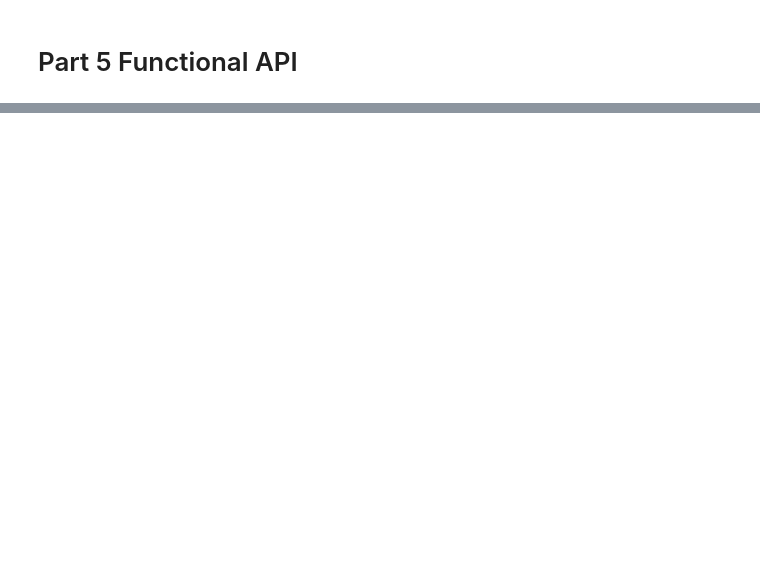
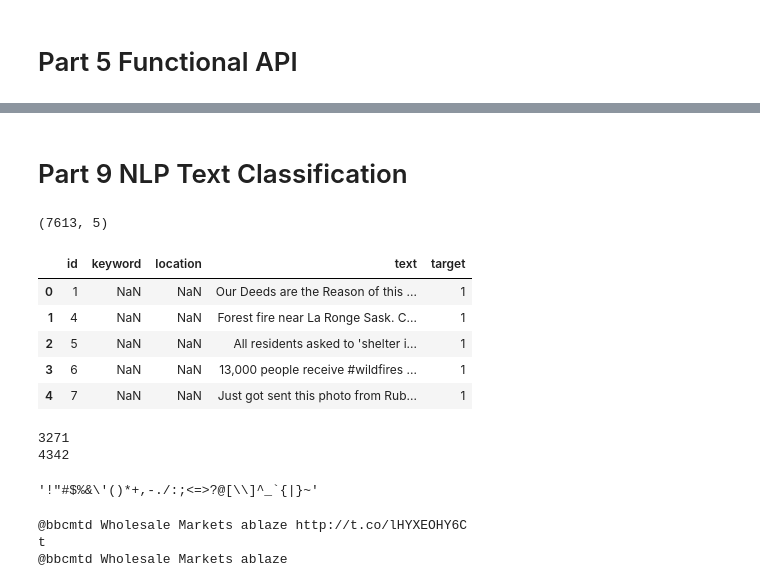
Before and after one commit to Tolgaisikp/machine-learning-practice, a Jupyter notebook: Tensorflow/TensorflowBasic.ipynb, the cells around one changed output, grey strips where cells are left out. Saved outputs shown, nothing was run; the diff lists cells and outputs as text; code cells hidden in the pictures; blank space fills up the shorter version.

```diff
--- a/Tensorflow/TensorflowBasic.ipynb
+++ b/Tensorflow/TensorflowBasic.ipynb
@@ -741,0 +1317,2 @@ None
+# %% [markdown]
+# Part 9 NLP Text Classification
@@ -741,0 +1327,52 @@ None
+# %%
+# https://www.kaggle.com/c/nlp-getting-started : NLP Disaster Tweets
+df = pd.read_csv("data/train.csv")
+df.shape
+# %% [output]
+(7613, 5)
+# %%
+df.head()
+# %% [output]
+|  | id | keyword | location | text | target |
+| 0 | 1 | NaN | NaN | Our Deeds are the Reason of this ... | 1 |
+| 1 | 4 | NaN | NaN | Forest fire near La Ronge Sask. C... | 1 |
+| 2 | 5 | NaN | NaN | All residents asked to 'shelter i... | 1 |
+| 3 | 6 | NaN | NaN | 13,000 people receive #wildfires ... | 1 |
+| 4 | 7 | NaN | NaN | Just got sent this photo from Rub... | 1 |
+# %%
+print((df['target'] == 1).sum()) #Disaster
+print((df['target'] == 0).sum()) #No Disaster
+# %% [output]
+3271
+4342
+# %%
+# Preprocessing
+import re
+import string
+
+def remove_URL(text):
+    url = re.compile(r"https?://\S+|www\.\S+")
+    return url.sub(r"", text)
+
+def remove_punct(text):
+    translator = str.maketrans("", "", string.punctuation)
+    return text.translate(translator)
+
+string.punctuation
+# %% [output]
+'!"#$%&\'()*+,-./:;<=>?@[\\]^_`{|}~'
+# %%
+#örnek
+pattern = re.compile(r"https?://(\S+|www)\.\S+")
+for t in df.text:
+    matches = pattern.findall(t)
+    for match in matches:
+        print(t)
+        print(match)
+        print(pattern.sub(r"", t))
+    if len(matches) > 0:
+        break
+# %% [output]
+@bbcmtd Wholesale Markets ablaze http://t.co/lHYXEOHY6C
+t
+@bbcmtd Wholesale Markets ablaze
```
Also changed, not shown: parts of 103 cells of this notebook, 1 other file.
